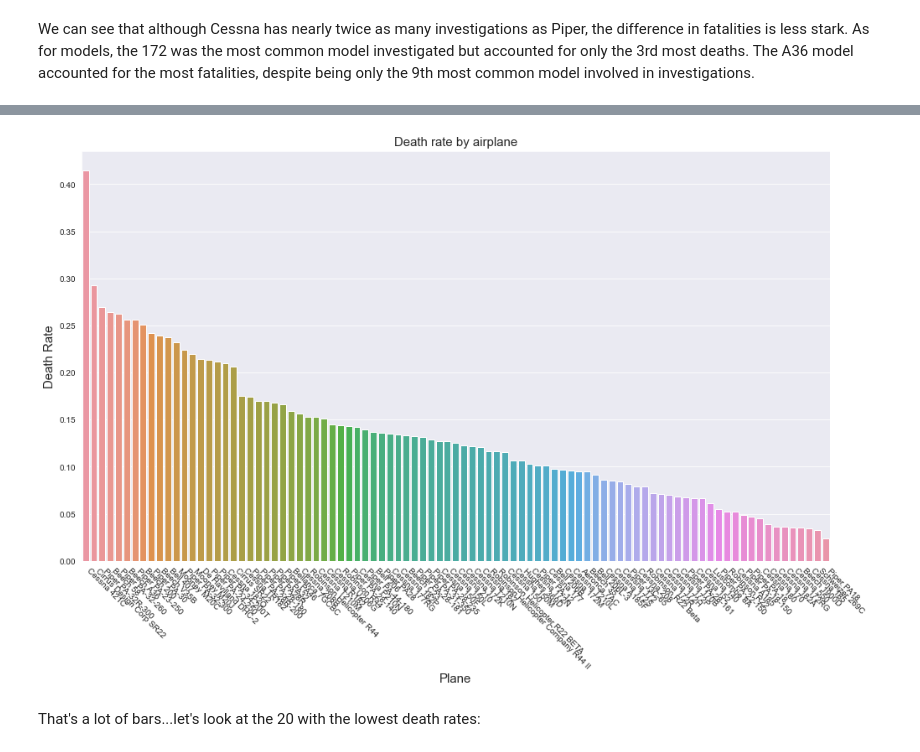
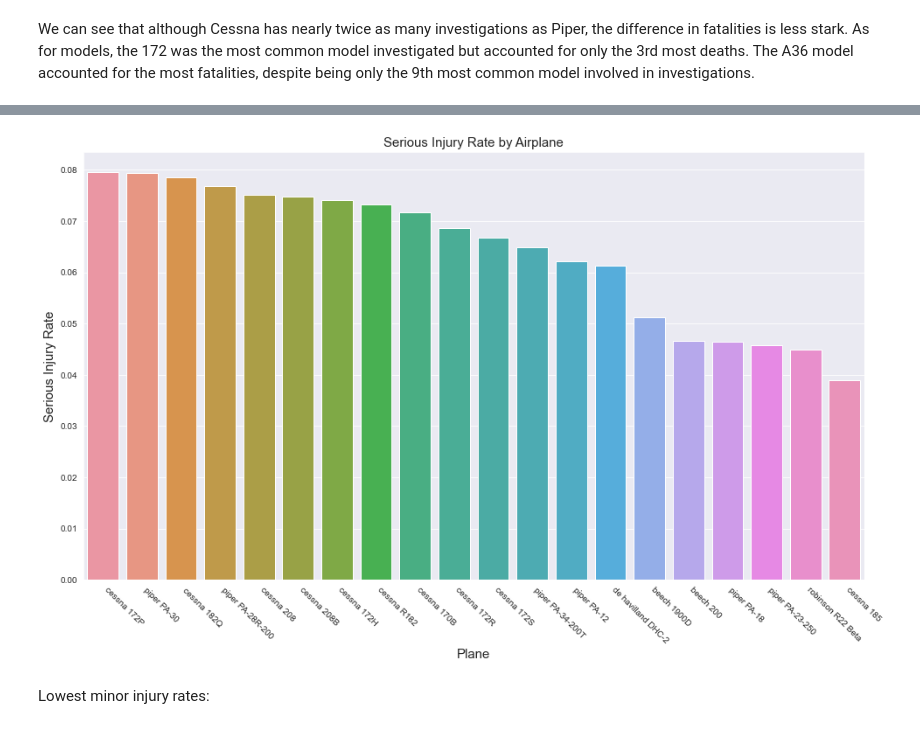
Before and after one commit to jtjohn172/Aviation-Data-Analysis-Project, a Jupyter notebook: notebooks/private-planes.ipynb, the cells around one changed output, grey strips where cells are left out. Saved outputs shown, nothing was run; the diff lists cells and outputs as text; code cells hidden in the pictures.

```diff
--- a/notebooks/private-planes.ipynb
+++ b/notebooks/private-planes.ipynb
@@ -187,2 +188,0 @@ Ultimately a plane cannot be several types of makes and models -it can only be o
-# %%
-private_planes['Plane']=private_planes['Make'].str[0:] + ' ' + private_planes['Model'].str[0:]
@@ -195,2 +188,0 @@ See the caveats in the documentation: https://pandas.pydata.org/pandas-docs/stab
-# %%
-private_planes['Fatality_Rate']=private_planes['Total_Fatal_Injuries']/private_planes['Passengers']
@@ -207,0 +189,14 @@ top_20=top_20.sort_values(ascending=False)
+# %%
+private_planes['plane']=private_planes['make'].str[0:] + ' ' + private_planes['model'].str[0:]
+
+most_common_private_planes=private_planes.groupby('plane')['passengers'].sum().sort_values(ascending=False)[private_planes.groupby('plane')['passengers'].sum().sort_values(ascending=False).values>100]
+top_private_planes=private_planes.loc[private_planes['plane'].isin(most_common_private_planes.index)]
+
+death_rates=top_private_planes.groupby('plane')['total_fatal_injuries'].sum()/top_private_planes.groupby('plane')['passengers'].sum()
+death_rates=death_rates.sort_values(ascending=False)
+
+serious_injury_rates=top_private_planes.groupby('plane')['total_serious_injuries'].sum()/top_private_planes.groupby('plane')['passengers'].sum()
+serious_injury_rates=serious_injury_rates.sort_values(ascending=False)
+
+minor_injury_rates=top_private_planes.groupby('plane')['total_minor_injuries'].sum()/top_private_planes.groupby('plane')['passengers'].sum()
+minor_injury_rates=serious_injury_rates.sort_values(ascending=False)
@@ -220,4 +220,0 @@ We can see from this visualization some of the planes with the highest death rat
-# %%
-most_common_private_planes=private_planes.groupby('Plane')['Passengers'].sum().sort_values(ascending=False)[private_planes.groupby('Plane')['Passengers'].sum().sort_values(ascending=False).values>100]
-top_private_planes=private_planes.loc[private_planes['Plane'].isin(most_common_private_planes.index)]
-top_91_death_rates=top_private_planes.groupby('Plane')['Fatality_Rate'].mean().sort_values(ascending=False)
@@ -226,15 +223,15 @@ We will now show a bar graph with the fatality rates for each of these:
 # %%
 fig, ax=plt.subplots(figsize=(16,9))
 sns.set_style('darkgrid')
-f=sns.barplot(data=top_private_planes, x=top_91_death_rates.index, y=top_91_death_rates.values)
-f.set_title('Death rate by airplane', fontsize=15)
+f=sns.barplot(data=top_private_planes, x=serious_injury_rates.index[-20:], y=serious_injury_rates.values[-20:])
+f.set_title('Serious Injury Rate by Airplane', fontsize=15)
 f.set_xlabel('Plane', fontsize=15)
-f.set_ylabel('Death Rate', fontsize=15)
-f.set_xticklabels(top_91_death_rates.index, rotation=-45, ha='left');
+f.set_ylabel('Serious Injury Rate', fontsize=15)
+f.set_xticklabels(serious_injury_rates.index[-20:], rotation=-45, ha='left');
 # %% [output]
-[figure, old version]
+[figure, new version]
-# %% [markdown]
-That's a lot of bars...let's look at the 20 with the lowest death rates:
+# %% [markdown]
+Lowest minor injury rates:
 # %%
 fig, ax=plt.subplots(figsize=(16,9))
 sns.set_style('darkgrid')
```
Also changed, not shown: parts of 31 cells of this notebook.
